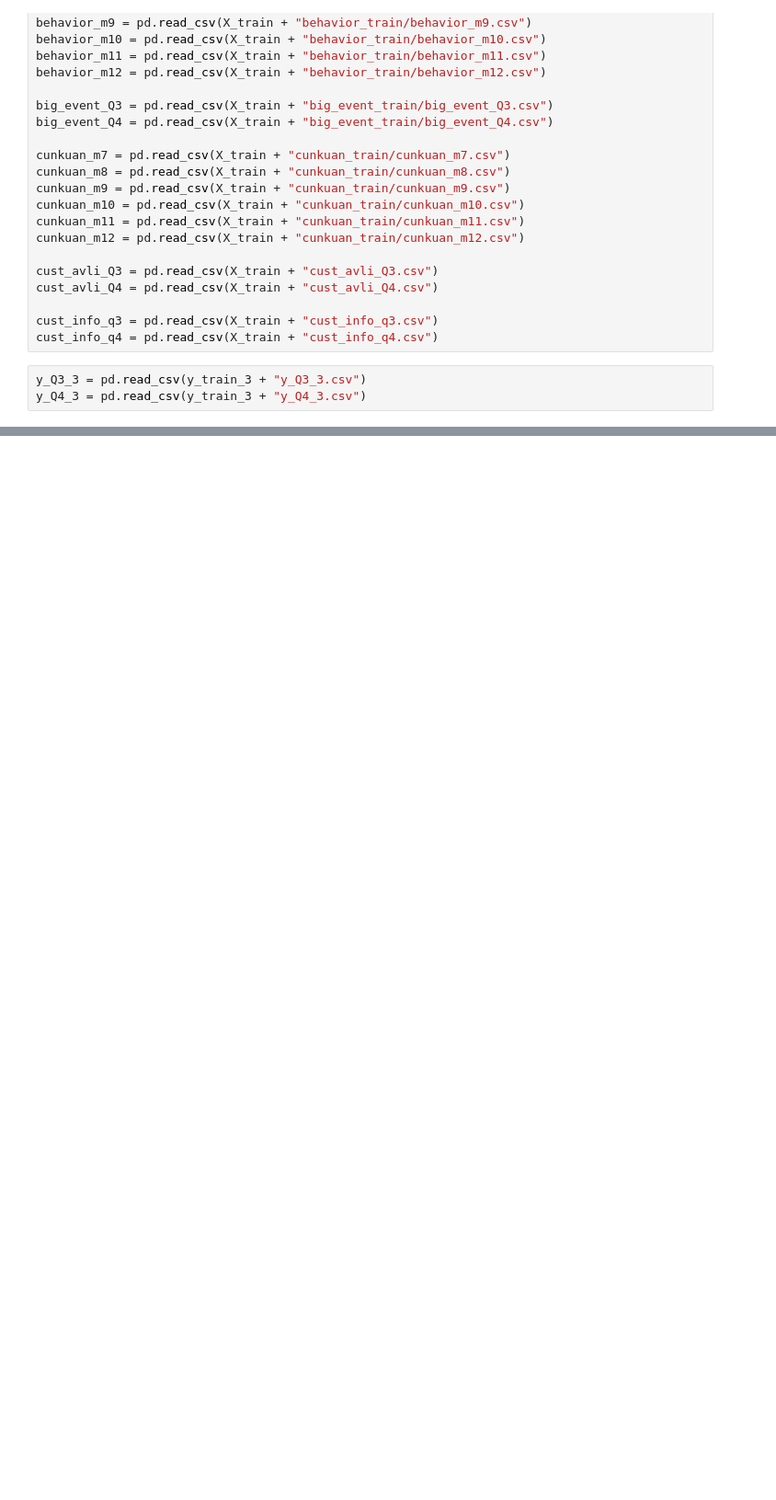
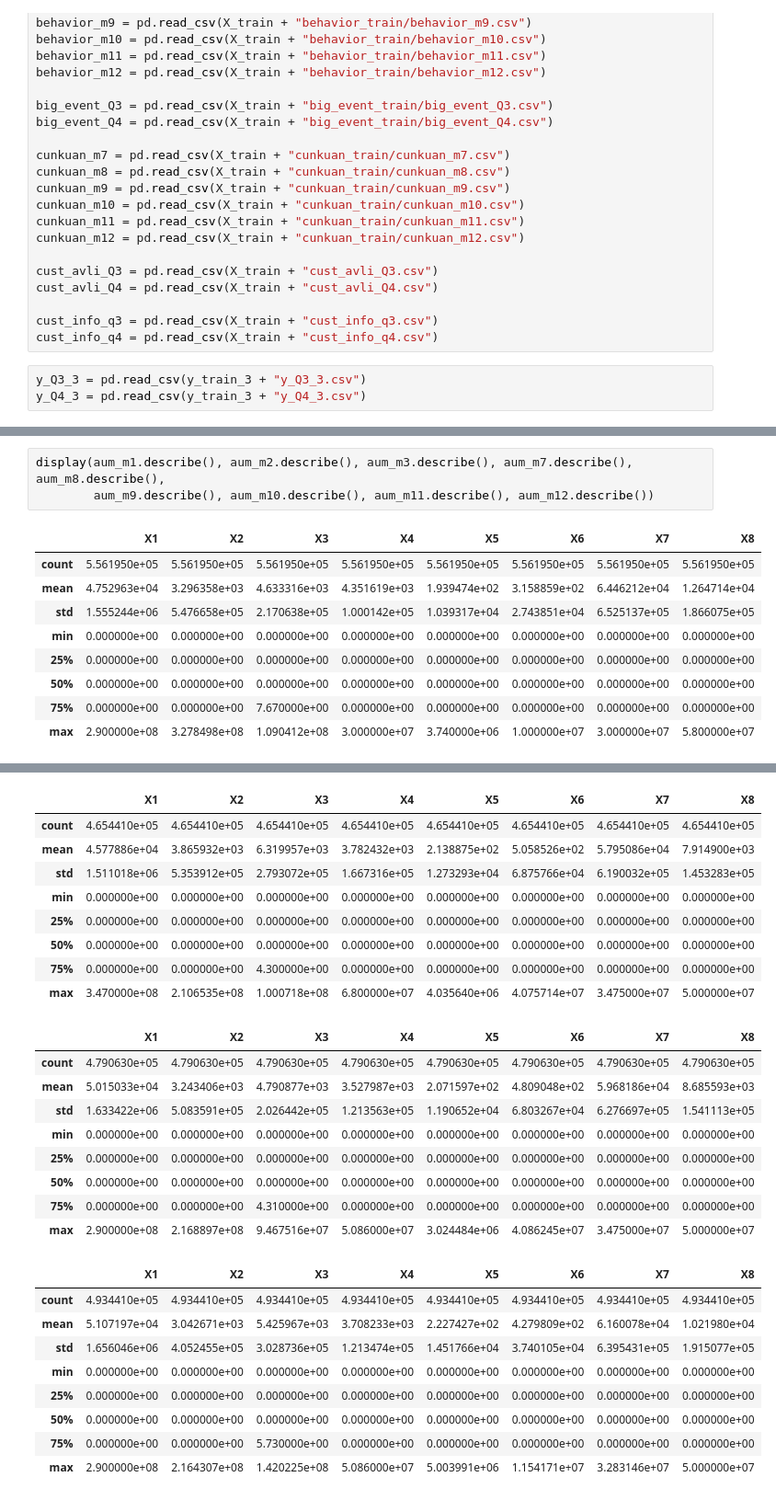
Before and after one commit to tong-jin-nyu/bank-churn-prediction, a Jupyter notebook: dev/Data Preprocess.ipynb, the cells around one changed output, grey strips where cells are left out. Shown at 92% size. Cells and saved outputs as stored; diff of their text form; blank space fills up the shorter version.

```diff
--- a/dev/Data Preprocess.ipynb
+++ b/dev/Data Preprocess.ipynb
@@ -170,0 +260,13 @@ y_Q4_3 = pd.read_csv(y_train_3 + "y_Q4_3.csv")
+# %%
+display(aum_m1.describe(), aum_m2.describe(), aum_m3.describe(), aum_m7.describe(), aum_m8.describe(),
+        aum_m9.describe(), aum_m10.describe(), aum_m11.describe(), aum_m12.describe())
+# %% [output]
+|  | X1 | X2 | X3 | X4 | X5 | X6 | X7 | X8 |
+| count | 5.561950e+05 | 5.561950e+05 | 5.561950e+05 | 5.561950e+05 | 5.561950e+05 | 5.561950e+05 | 5.561950e+05 | 5.561950e+05 |
+| mean | 4.752963e+04 | 3.296358e+03 | 4.633316e+03 | 4.351619e+03 | 1.939474e+02 | 3.158859e+02 | 6.446212e+04 | 1.264714e+04 |
+| std | 1.555244e+06 | 5.476658e+05 | 2.170638e+05 | 1.000142e+05 | 1.039317e+04 | 2.743851e+04 | 6.525137e+05 | 1.866075e+05 |
+| min | 0.000000e+00 | 0.000000e+00 | 0.000000e+00 | 0.000000e+00 | 0.000000e+00 | 0.000000e+00 | 0.000000e+00 | 0.000000e+00 |
+| 25% | 0.000000e+00 | 0.000000e+00 | 0.000000e+00 | 0.000000e+00 | 0.000000e+00 | 0.000000e+00 | 0.000000e+00 | 0.000000e+00 |
+| 50% | 0.000000e+00 | 0.000000e+00 | 0.000000e+00 | 0.000000e+00 | 0.000000e+00 | 0.000000e+00 | 0.000000e+00 | 0.000000e+00 |
+| 75% | 0.000000e+00 | 0.000000e+00 | 7.670000e+00 | 0.000000e+00 | 0.000000e+00 | 0.000000e+00 | 0.000000e+00 | 0.000000e+00 |
+| max | 2.900000e+08 | 3.278498e+08 | 1.090412e+08 | 3.000000e+07 | 3.740000e+06 | 1.000000e+07 | 3.000000e+07 | 5.800000e+07 |
@@ -170,0 +291,27 @@ y_Q4_3 = pd.read_csv(y_train_3 + "y_Q4_3.csv")
+|  | X1 | X2 | X3 | X4 | X5 | X6 | X7 | X8 |
+| count | 4.654410e+05 | 4.654410e+05 | 4.654410e+05 | 4.654410e+05 | 4.654410e+05 | 4.654410e+05 | 4.654410e+05 | 4.654410e+05 |
+| mean | 4.577886e+04 | 3.865932e+03 | 6.319957e+03 | 3.782432e+03 | 2.138875e+02 | 5.058526e+02 | 5.795086e+04 | 7.914900e+03 |
+| std | 1.511018e+06 | 5.353912e+05 | 2.793072e+05 | 1.667316e+05 | 1.273293e+04 | 6.875766e+04 | 6.190032e+05 | 1.453283e+05 |
+| min | 0.000000e+00 | 0.000000e+00 | 0.000000e+00 | 0.000000e+00 | 0.000000e+00 | 0.000000e+00 | 0.000000e+00 | 0.000000e+00 |
+| 25% | 0.000000e+00 | 0.000000e+00 | 0.000000e+00 | 0.000000e+00 | 0.000000e+00 | 0.000000e+00 | 0.000000e+00 | 0.000000e+00 |
+| 50% | 0.000000e+00 | 0.000000e+00 | 0.000000e+00 | 0.000000e+00 | 0.000000e+00 | 0.000000e+00 | 0.000000e+00 | 0.000000e+00 |
+| 75% | 0.000000e+00 | 0.000000e+00 | 4.300000e+00 | 0.000000e+00 | 0.000000e+00 | 0.000000e+00 | 0.000000e+00 | 0.000000e+00 |
+| max | 3.470000e+08 | 2.106535e+08 | 1.000718e+08 | 6.800000e+07 | 4.035640e+06 | 4.075714e+07 | 3.475000e+07 | 5.000000e+07 |
+|  | X1 | X2 | X3 | X4 | X5 | X6 | X7 | X8 |
+| count | 4.790630e+05 | 4.790630e+05 | 4.790630e+05 | 4.790630e+05 | 4.790630e+05 | 4.790630e+05 | 4.790630e+05 | 4.790630e+05 |
+| mean | 5.015033e+04 | 3.243406e+03 | 4.790877e+03 | 3.527987e+03 | 2.071597e+02 | 4.809048e+02 | 5.968186e+04 | 8.685593e+03 |
+| std | 1.633422e+06 | 5.083591e+05 | 2.026442e+05 | 1.213563e+05 | 1.190652e+04 | 6.803267e+04 | 6.276697e+05 | 1.541113e+05 |
+| min | 0.000000e+00 | 0.000000e+00 | 0.000000e+00 | 0.000000e+00 | 0.000000e+00 | 0.000000e+00 | 0.000000e+00 | 0.000000e+00 |
+| 25% | 0.000000e+00 | 0.000000e+00 | 0.000000e+00 | 0.000000e+00 | 0.000000e+00 | 0.000000e+00 | 0.000000e+00 | 0.000000e+00 |
+| 50% | 0.000000e+00 | 0.000000e+00 | 0.000000e+00 | 0.000000e+00 | 0.000000e+00 | 0.000000e+00 | 0.000000e+00 | 0.000000e+00 |
+| 75% | 0.000000e+00 | 0.000000e+00 | 4.310000e+00 | 0.000000e+00 | 0.000000e+00 | 0.000000e+00 | 0.000000e+00 | 0.000000e+00 |
+| max | 2.900000e+08 | 2.168897e+08 | 9.467516e+07 | 5.086000e+07 | 3.024484e+06 | 4.086245e+07 | 3.475000e+07 | 5.000000e+07 |
+|  | X1 | X2 | X3 | X4 | X5 | X6 | X7 | X8 |
+| count | 4.934410e+05 | 4.934410e+05 | 4.934410e+05 | 4.934410e+05 | 4.934410e+05 | 4.934410e+05 | 4.934410e+05 | 4.934410e+05 |
+| mean | 5.107197e+04 | 3.042671e+03 | 5.425967e+03 | 3.708233e+03 | 2.227427e+02 | 4.279809e+02 | 6.160078e+04 | 1.021980e+04 |
+| std | 1.656046e+06 | 4.052455e+05 | 3.028736e+05 | 1.213474e+05 | 1.451766e+04 | 3.740105e+04 | 6.395431e+05 | 1.915077e+05 |
+| min | 0.000000e+00 | 0.000000e+00 | 0.000000e+00 | 0.000000e+00 | 0.000000e+00 | 0.000000e+00 | 0.000000e+00 | 0.000000e+00 |
+| 25% | 0.000000e+00 | 0.000000e+00 | 0.000000e+00 | 0.000000e+00 | 0.000000e+00 | 0.000000e+00 | 0.000000e+00 | 0.000000e+00 |
+| 50% | 0.000000e+00 | 0.000000e+00 | 0.000000e+00 | 0.000000e+00 | 0.000000e+00 | 0.000000e+00 | 0.000000e+00 | 0.000000e+00 |
+| 75% | 0.000000e+00 | 0.000000e+00 | 5.730000e+00 | 0.000000e+00 | 0.000000e+00 | 0.000000e+00 | 0.000000e+00 | 0.000000e+00 |
+| max | 2.900000e+08 | 2.164307e+08 | 1.420225e+08 | 5.086000e+07 | 5.003991e+06 | 1.154171e+07 | 3.283146e+07 | 5.000000e+07 |
```
Also changed, not shown: parts of 13 cells of this notebook.
